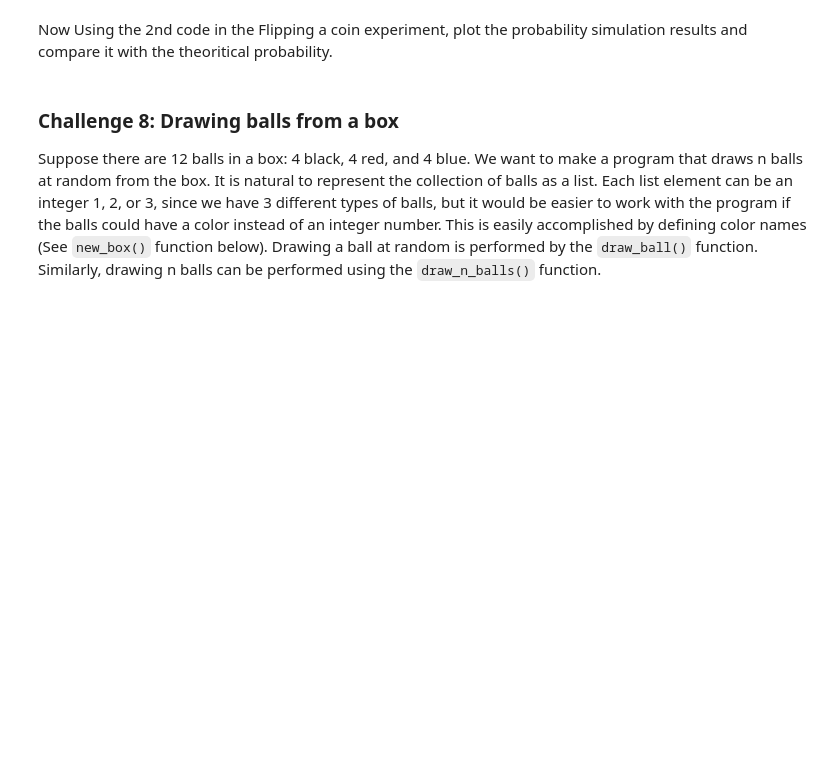
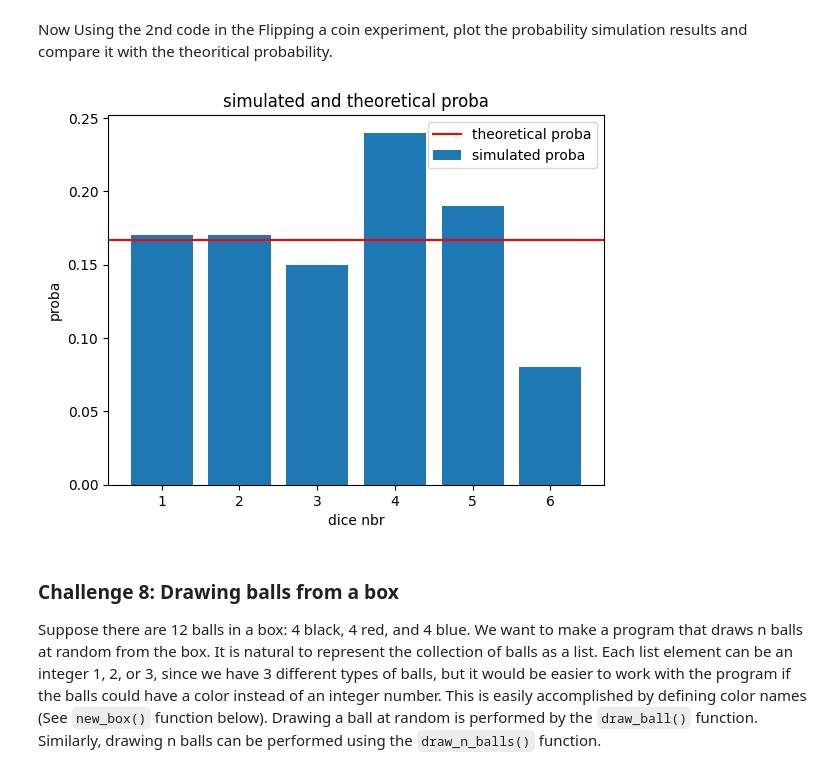
Before and after one commit to amaliahm/modeling_and_simulation_labs, a Jupyter notebook: ModSim_Lab3/ModSim_Lab3.ipynb, the cells around one changed output. Cells and saved outputs as stored; diff of their text form; code cells hidden in the pictures; blank space fills up the shorter version.

```diff
--- a/ModSim_Lab3/ModSim_Lab3.ipynb
+++ b/ModSim_Lab3/ModSim_Lab3.ipynb
@@ -590,3 +614,38 @@ Now Using the 2nd code in the Flipping a coin experiment, plot the probability s
+# %%
+import numpy as np
+import matplotlib.pyplot as plt
+
+np.random.seed(33)
+
+dice_throws = np.random.randint(1, 7, size=100)
+
+ones = np.sum(dice_throws == 1)
+twos = np.sum(dice_throws == 2)
+threes = np.sum(dice_throws == 3)
+fours = np.sum(dice_throws == 4)
+fives = np.sum(dice_throws == 5)
+sixes = np.sum(dice_throws == 6)
+
+theoretical_prob = 1/6 #theoretical proba
+
+simulated_prob_ones = ones / 100
+simulated_prob_twos = twos / 100
+simulated_prob_threes = threes / 100
+simulated_prob_fours = fours / 100
+simulated_prob_fives = fives / 100
+simulated_prob_sixes = sixes / 100
+
+x = np.arange(1, 7)
+simulated_probs = [simulated_prob_ones, simulated_prob_twos, simulated_prob_threes, simulated_prob_fours, simulated_prob_fives, simulated_prob_sixes]
+plt.bar(x, simulated_probs, label='simulated proba')
+plt.axhline(y=theoretical_prob, color='r', linestyle='-', label='theoretical proba')
+plt.xlabel('dice nbr')
+plt.ylabel('proba')
+plt.title('simulated and theoretical proba')
+plt.legend()
+plt.show()
+# %% [output]
+[figure, added]
 # %% [markdown]
 ### Challenge 8: Drawing balls from a box
 Suppose there are 12 balls in a box: 4 black, 4 red, and 4 blue. We want to make a program that draws n balls at random from the box. It is natural to represent the collection of balls as a list. Each list element can be an integer 1, 2, or 3, since we have 3 different types of balls, but it would be easier to work with the program if the balls could have a color instead of an integer number. This is easily accomplished by defining color names (See `new_box()` function below). Drawing a ball at random is performed by the `draw_ball()` function. Similarly, drawing n balls can be performed using the `draw_n_balls()` function.
```
Also changed, not shown: parts of 15 cells of this notebook.
